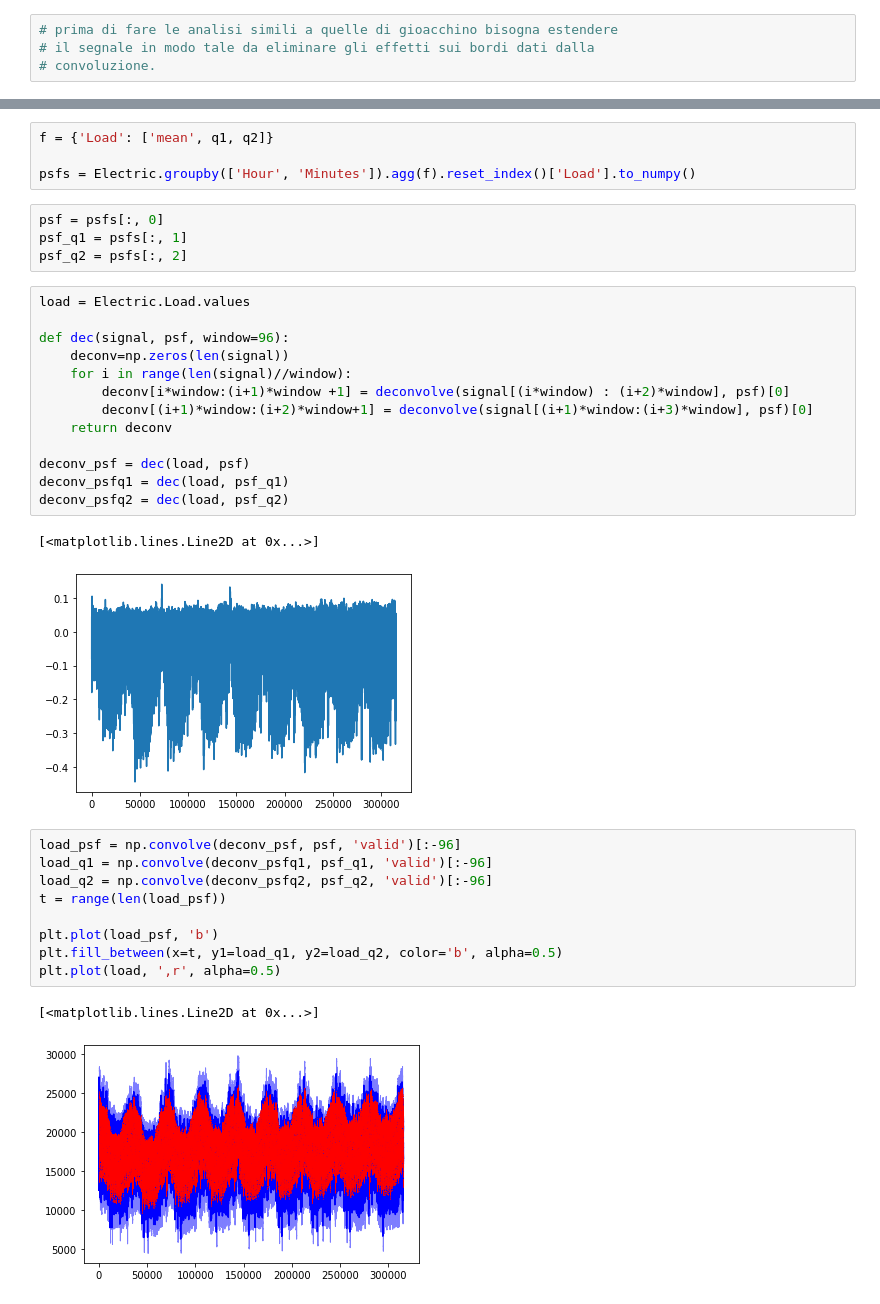
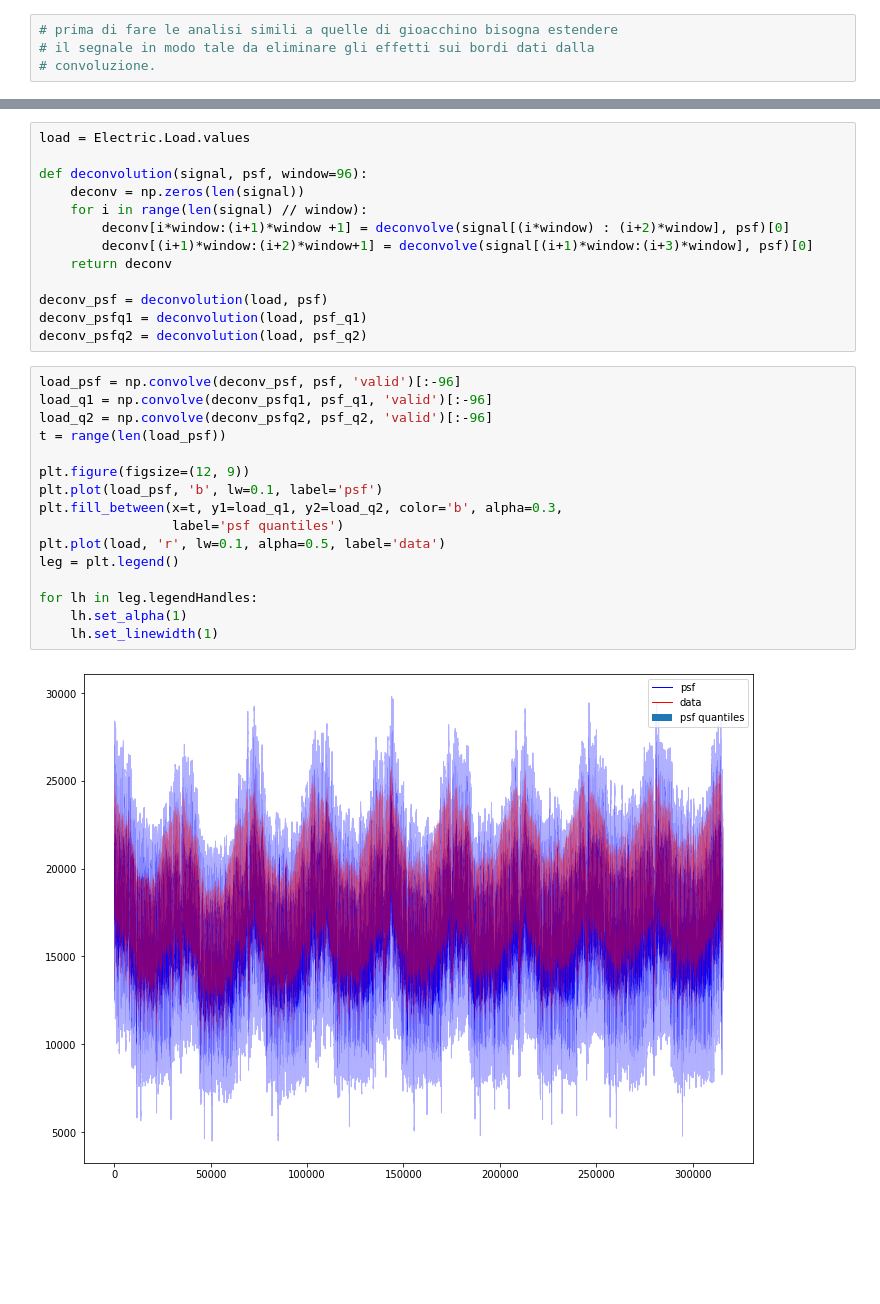
Before and after one commit to Nuelam9/Report-2, a Jupyter notebook: fuorier-day.ipynb, the cells around one changed output, grey strips where cells are left out. Cells and saved outputs as stored; diff of their text form; blank space fills up the shorter version.

```diff
--- a/fuorier-day.ipynb
+++ b/fuorier-day.ipynb
@@ -87,36 +61,31 @@ psf /= psf.sum()
-# %%
-f = {'Load': ['mean', q1, q2]}
-
-psfs = Electric.groupby(['Hour', 'Minutes']).agg(f).reset_index()['Load'].to_numpy()
-# %%
-psf = psfs[:, 0]
-psf_q1 = psfs[:, 1]
-psf_q2 = psfs[:, 2]
 # %%
 load = Electric.Load.values
 
-def dec(signal, psf, window=96):
-    deconv=np.zeros(len(signal))
-    for i in range(len(signal)//window):
+def deconvolution(signal, psf, window=96):
+    deconv = np.zeros(len(signal))
+    for i in range(len(signal) // window):
         deconv[i*window:(i+1)*window +1] = deconvolve(signal[(i*window) : (i+2)*window], psf)[0]
         deconv[(i+1)*window:(i+2)*window+1] = deconvolve(signal[(i+1)*window:(i+3)*window], psf)[0]
     return deconv
 
-deconv_psf = dec(load, psf)
-deconv_psfq1 = dec(load, psf_q1)
-deconv_psfq2 = dec(load, psf_q2)
+deconv_psf = deconvolution(load, psf)
+deconv_psfq1 = deconvolution(load, psf_q1)
+deconv_psfq2 = deconvolution(load, psf_q2)
-# %% [output]
-[<matplotlib.lines.Line2D at 0x...>]
-[figure, removed]
 # %%
 load_psf = np.convolve(deconv_psf, psf, 'valid')[:-96]
 load_q1 = np.convolve(deconv_psfq1, psf_q1, 'valid')[:-96]
 load_q2 = np.convolve(deconv_psfq2, psf_q2, 'valid')[:-96]
 t = range(len(load_psf))
 
-plt.plot(load_psf, 'b')
-plt.fill_between(x=t, y1=load_q1, y2=load_q2, color='b', alpha=0.5)
-plt.plot(load, ',r', alpha=0.5)
+plt.figure(figsize=(12, 9))
+plt.plot(load_psf, 'b', lw=0.1, label='psf')
+plt.fill_between(x=t, y1=load_q1, y2=load_q2, color='b', alpha=0.3,
+                 label='psf quantiles')
+plt.plot(load, 'r', lw=0.1, alpha=0.5, label='data')
+leg = plt.legend()
+
+for lh in leg.legendHandles:
+    lh.set_alpha(1)
+    lh.set_linewidth(1)
 # %% [output]
-[<matplotlib.lines.Line2D at 0x...>]
-[figure, old version]
+[figure, new version]
```
Also changed, not shown: parts of 6 cells of this notebook.
